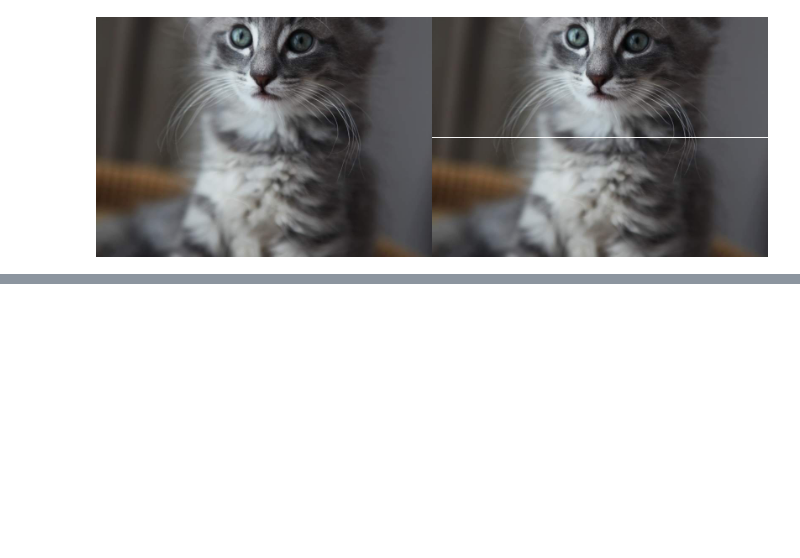
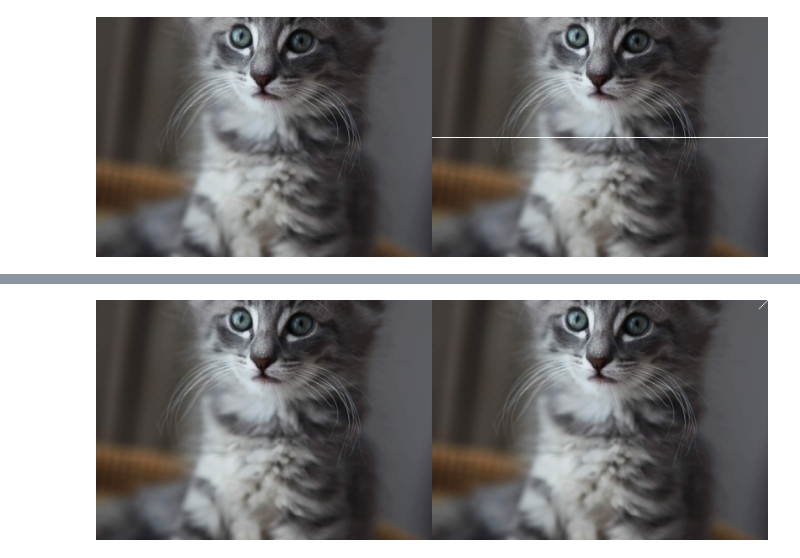
Before and after one commit to refido/PCVK, a Jupyter notebook: Week1.ipynb, the cells around one changed output, grey strips where cells are left out. Cells and saved outputs as stored; diff of their text form; code cells hidden in the pictures; blank space fills up the shorter version.

```diff
--- a/Week1.ipynb
+++ b/Week1.ipynb
@@ -49,0 +85,20 @@ cv2_imshow(final_frame)
+# %%
+image_7 = cv.cvtColor(image, cv.COLOR_BGR2RGB)
+
+#membuat garis diaginal kanan ke kiri ditengah image
+for z in range (tinggi):
+  image_7[0,399] = [255,255,255]
+  image_7[1,398] = [255,255,255]
+  image_7[2,397] = [255,255,255]
+  image_7[3,396] = [255,255,255]
+  image_7[4,395] = [255,255,255]
+  image_7[5,394] = [255,255,255]
+  image_7[6,393] = [255,255,255]
+  image_7[7,392] = [255,255,255]
+  image_7[8,391] = [255,255,255]
+  image_7[9,390] = [255,255,255]
+  image_7[10,389] = [255,255,255]
+final_frame = cv.hconcat((image_2,image_7))
+cv2_imshow(final_frame)
+# %% [output]
+[figure, added]
```
Also changed, not shown: parts of 3 cells of this notebook.
